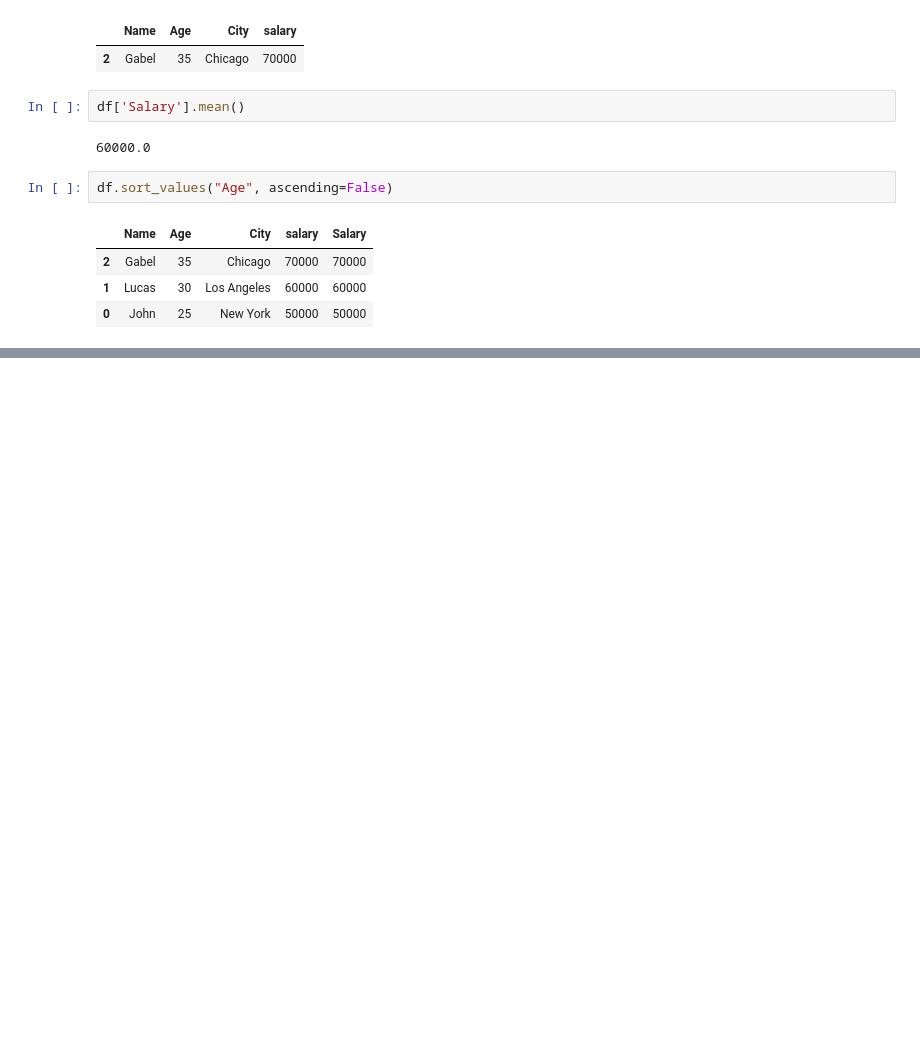
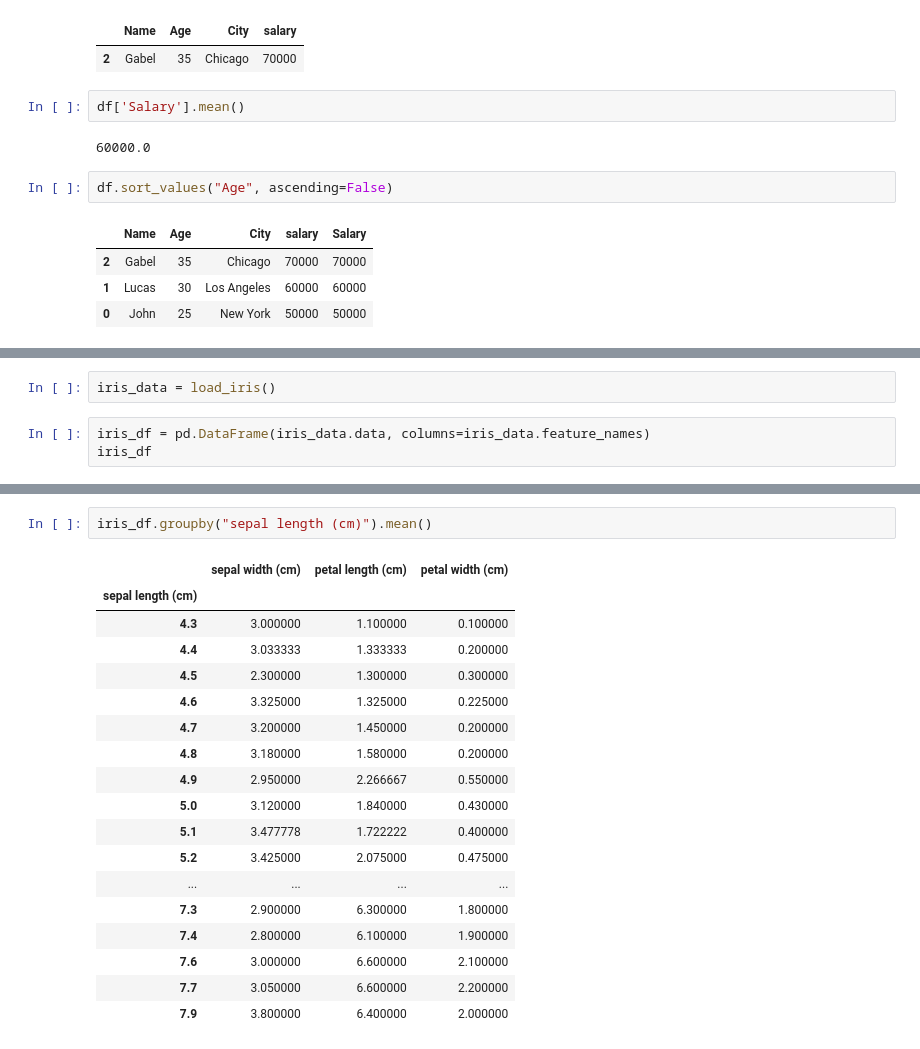
Before and after one commit to Biolater/Python-Journey, a Jupyter notebook: training.ipynb, the cells around one changed output, grey strips where cells are left out. Drawn from its saved outputs; the diff is of its cells as text; blank space fills up the shorter version.

```diff
--- a/training.ipynb
+++ b/training.ipynb
@@ -292,0 +583,5 @@ df.sort_values("Age", ascending=False)
+# %%
+iris_data = load_iris()
+# %%
+iris_df = pd.DataFrame(iris_data.data, columns=iris_data.feature_names)
+iris_df
@@ -292,0 +642,21 @@ df.sort_values("Age", ascending=False)
+# %%
+iris_df.groupby("sepal length (cm)").mean()
+# %% [output]
+|  | sepal width (cm) | petal length (cm) | petal width (cm) |
+| sepal length (cm) |  |  |  |
+| 4.3 | 3.000000 | 1.100000 | 0.100000 |
+| 4.4 | 3.033333 | 1.333333 | 0.200000 |
+| 4.5 | 2.300000 | 1.300000 | 0.300000 |
+| 4.6 | 3.325000 | 1.325000 | 0.225000 |
+| 4.7 | 3.200000 | 1.450000 | 0.200000 |
+| 4.8 | 3.180000 | 1.580000 | 0.200000 |
+| 4.9 | 2.950000 | 2.266667 | 0.550000 |
+| 5.0 | 3.120000 | 1.840000 | 0.430000 |
+| 5.1 | 3.477778 | 1.722222 | 0.400000 |
+| 5.2 | 3.425000 | 2.075000 | 0.475000 |
+| ... | ... | ... | ... |
+| 7.3 | 2.900000 | 6.300000 | 1.800000 |
+| 7.4 | 2.800000 | 6.100000 | 1.900000 |
+| 7.6 | 3.000000 | 6.600000 | 2.100000 |
+| 7.7 | 3.050000 | 6.600000 | 2.200000 |
+| 7.9 | 3.800000 | 6.400000 | 2.000000 |
```
Also changed, not shown: parts of 91 cells of this notebook.
